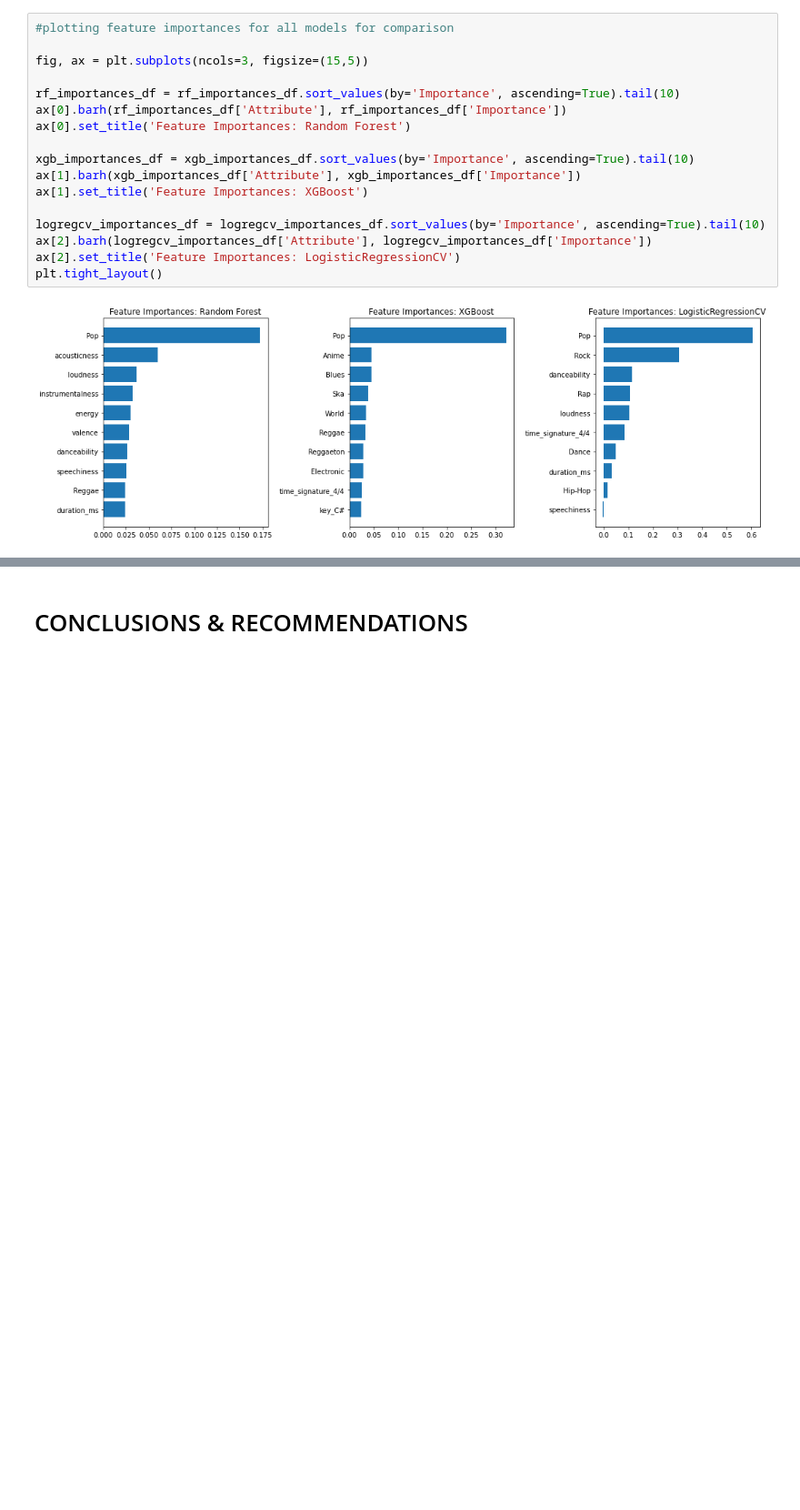
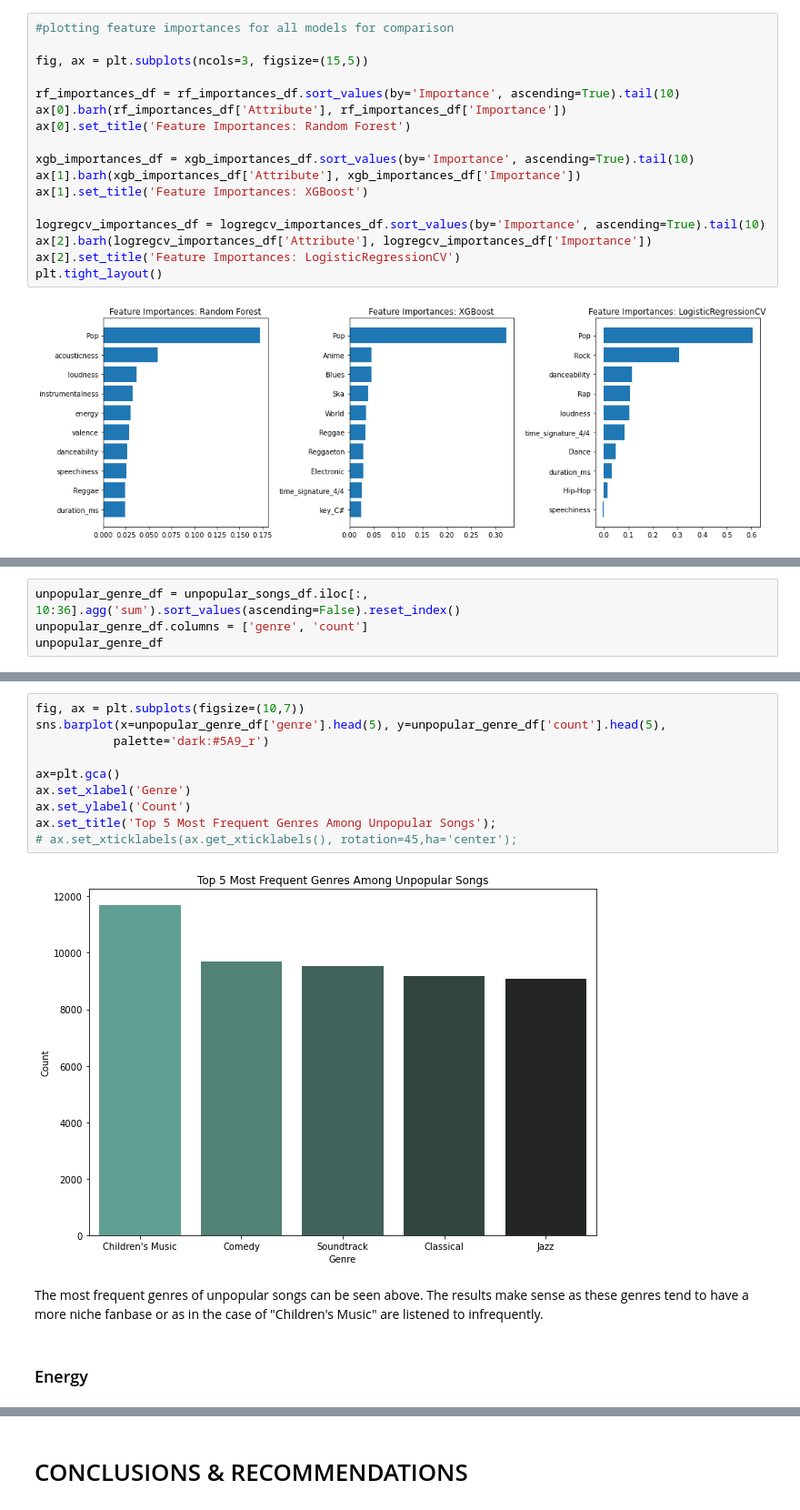
Before and after one commit to ebtezcan/Spotify-Song-Popularity-Prediction, a Jupyter notebook: index_OSEMN_plus_mvp-Copy1.ipynb, the cells around one changed output, grey strips where cells are left out. Shown at 91% size. Saved outputs shown, nothing was run; the diff lists cells and outputs as text; blank space fills up the shorter version.

```diff
--- a/index_OSEMN_plus_mvp-Copy1.ipynb
+++ b/index_OSEMN_plus_mvp-Copy1.ipynb
@@ -1322,0 +1284,4 @@ shap.summary_plot(shap_values[1],X_test,max_display=40)
+# %%
+unpopular_genre_df = unpopular_songs_df.iloc[:, 10:36].agg('sum').sort_values(ascending=False).reset_index()
+unpopular_genre_df.columns = ['genre', 'count']
+unpopular_genre_df
@@ -1322,0 +1306,16 @@ shap.summary_plot(shap_values[1],X_test,max_display=40)
+# %%
+fig, ax = plt.subplots(figsize=(10,7))
+sns.barplot(x=unpopular_genre_df['genre'].head(5), y=unpopular_genre_df['count'].head(5),
+           palette='dark:#5A9_r')
+
+ax=plt.gca()
+ax.set_xlabel('Genre')
+ax.set_ylabel('Count')
+ax.set_title('Top 5 Most Frequent Genres Among Unpopular Songs');
+# ax.set_xticklabels(ax.get_xticklabels(), rotation=45,ha='center');
+# %% [output]
+[figure, added]
+# %% [markdown]
+The most frequent genres of unpopular songs can be seen above. The results make sense as these genres tend to have a more niche fanbase or as in the case of "Children's Music" are listened to infrequently.
+# %% [markdown]
+### Energy
```
Also changed, not shown: parts of 43 cells of this notebook, 5 other files.
